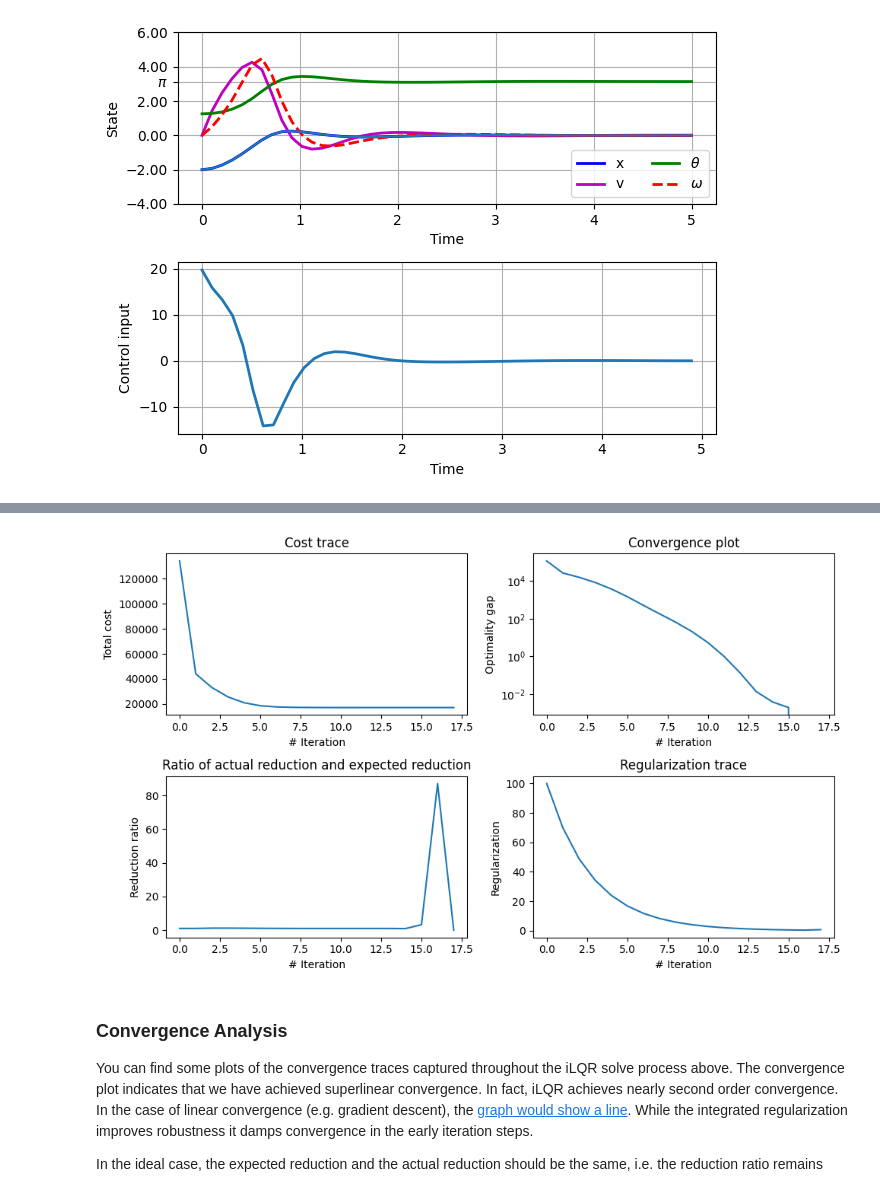
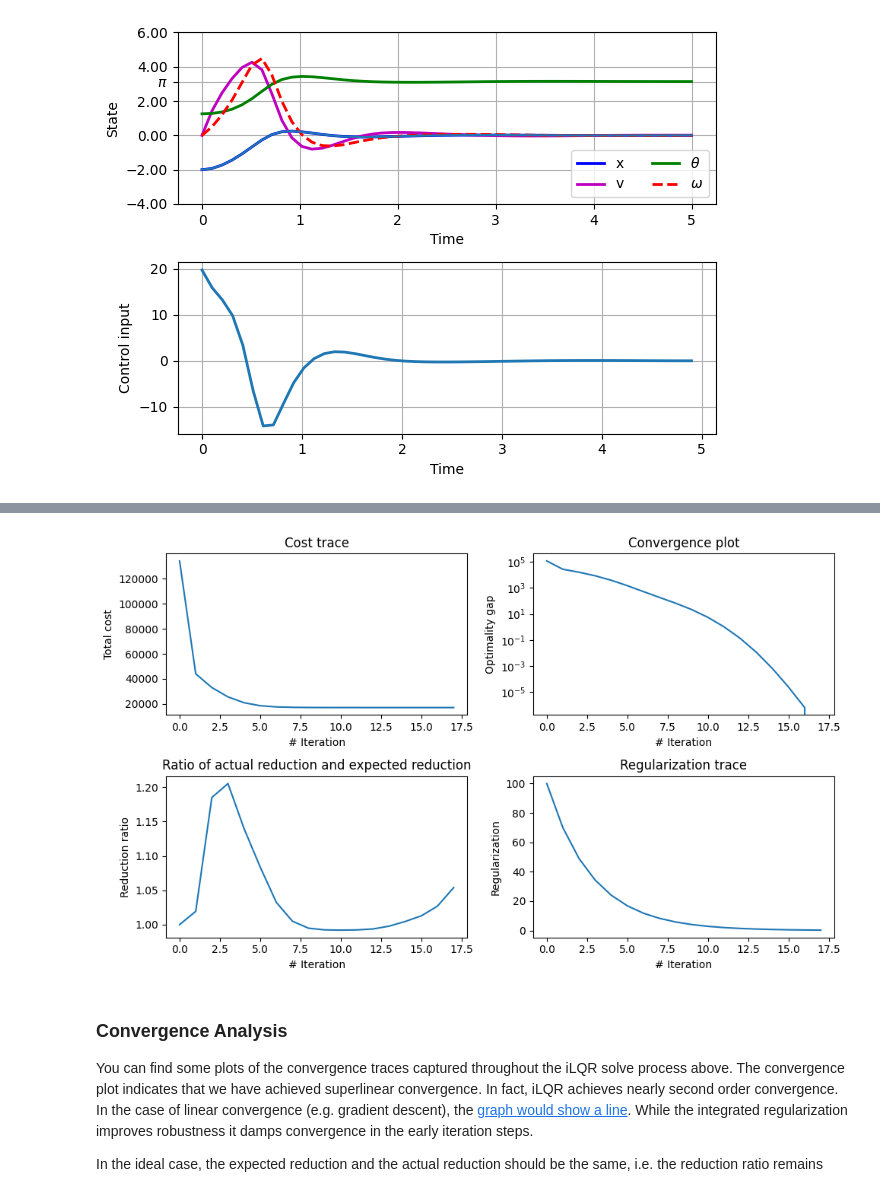
Before and after one commit to Solomon-GC/LQGnet, a Jupyter notebook: iLQG/ilqr_pen_on_cart_autograd.ipynb, the cells around one changed output, grey strips where cells are left out. Drawn from its saved outputs; the diff is of its cells as text; code cells hidden in the pictures.

```diff
--- a/iLQG/ilqr_pen_on_cart_autograd.ipynb
+++ b/iLQG/ilqr_pen_on_cart_autograd.ipynb
@@ -311,7 +146,7 @@ Since Euler method is a 1-st order method, it means also that the local and glob
 Given an initial state $\mathbf{x}_0$ and a guess of a control trajectory $\mathbf{u}[0:N-1]$ we roll out the state trajectory $x[0:N]$ until the time horizon $N$. Please complete the rollout function.
 # %%
 def rollout(x0, u_trj):
-    x_trj = torch.zeros((u_trj.shape[0]+1, x0.shape[0]))
+    x_trj = torch.zeros((u_trj.shape[0]+1, x0.shape[0]), dtype=dtype_)
     # Define the rollout here and return the state trajectory x_trj: [N, number of states]
     N = u_trj.shape[0]+1
     x_trj[0] = x0
@@ -330,13 +165,13 @@ def rollout(x0, u_trj):
 We define the stage cost function $\ell$ and final cost function $\ell_f$. The goal of these cost functions is to drive the vehicle along a circle with radius $r$ around the origin with a desired speed.
 # %%
 def cost_stage(x, u):
-    Q = torch.tensor([[500.0, 0.0, 0.0, 0.0],[0.0, 1.0, 0.0, 0.0],[0.0, 0.0, 500.0, 0.0], [0.0, 0.0, 0.0, 1.0]])
-    R = 1.0
+    Q = torch.tensor([[500.0, 0.0, 0.0, 0.0],[0.0, 1.0, 0.0, 0.0],[0.0, 0.0, 500.0, 0.0], [0.0, 0.0, 0.0, 1.0]], dtype=dtype_)
+    R = torch.tensor([1.0], dtype=dtype_)
     x_diff = x-x_goal
     return (x_diff.matmul(Q)).matmul(x_diff) + R*(u**2)
 
 def cost_final(x):
-    Q = torch.tensor([[500.0, 0.0, 0.0, 0.0],[0.0, 1.0, 0.0, 0.0],[0.0, 0.0, 500.0, 0.0], [0.0, 0.0, 0.0, 1.0]])
+    Q = torch.tensor([[500.0, 0.0, 0.0, 0.0],[0.0, 1.0, 0.0, 0.0],[0.0, 0.0, 500.0, 0.0], [0.0, 0.0, 0.0, 1.0]], dtype=dtype_)
     x_diff = x-x_goal
     return (x_diff.matmul(Q)).matmul(x_diff)
 # %% [markdown]
@@ -508,16 +342,13 @@ $$e(\mathbf{x}, \mathbf{u}) = \| {\bf f}(\mathbf{x}, \mathbf{u}) - {\bf f_{\text
 We have now all the ingredients to implement the forward pass and the backward pass of iLQR. In the forward pass, at each timestep the new updated control $\mathbf{u}' =  \bar{\mathbf{u}} + k + K (x' - \bar{\mathbf{x}})$ is applied and the dynamis propagated based on the updated control. The nominal control and state trajectory $\bar{\mathbf{u}}, \bar{\mathbf{x}}$ with which we computed $k$ and $K$ are then updated and we receive a new set of state and control trajectories.
 # %%
 def forward_pass(x_trj, u_trj, k_trj, K_trj):
-    x_trj_new = torch.zeros(x_trj.shape)
+    x_trj_new = torch.zeros(x_trj.shape, dtype=dtype_)
     x_trj_new[0,:] = x_trj[0,:]
-    u_trj_new = torch.zeros(u_trj.shape)
+    u_trj_new = torch.zeros(u_trj.shape, dtype=dtype_)
 
     # TODO: Implement the forward pass here
     for n in range(u_trj.shape[0]):
         u_trj_new[n,:] = u_trj[n] + k_trj[n] + K_trj[n].matmul(x_trj_new[n]-x_trj[n])# Apply feedback law
-        # u_trj_new[n,:] = u_trj[n] + k_trj[n] + K_trj[n].dot(x_trj_new[n]-x_goal)# Apply feedback law
-        # x_trj_new[n+1,:] = discrete_dynamics(x_trj_new[n], u_trj_new[n])# Apply dynamics
-        # x_trj_new[n+1,:] = rk4singlestep(pendulum_on_cart_continuous_dynamics, dt, t[n], x_trj_new[n], u_trj_new[n])
         x_trj_new[n+1,:] = rk4singlestep_new(x_trj_new[n], u_trj_new[n])
     return x_trj_new, u_trj_new
 # %% [markdown]
@@ -525,15 +356,15 @@ def forward_pass(x_trj, u_trj, k_trj, K_trj):
 The backward pass starts from the terminal boundary condition $V(\mathbf{x}[N]) =   \ell_f(\mathbf{x}[N])$, such that $V_{\mathbf{x},N} = \ell_{\mathbf{x},f}$ and $V_{\mathbf{xx},N} = \ell_{\mathbf{xx},f}$. In the backwards loop terms for the Q-function at $n$ are computed based on the quadratic value function approximation at $n+1$ and the derivatives and hessians of dynamics and cost functions at $n$. To solve for the gains $k$ and $K$ an inversion of the matrix $Q_\mathbf{uu}$ is necessary. To ensure invertability and to improve conditioning we add a diagonal matrix to $Q_\mathbf{uu}$. This is equivalent to adding a quadratic penalty on the distance of the new control trajectory from the control trajectory of the previous iteration. The result is a smaller stepsize and more conservative convergence properties.
 # %%
 def backward_pass(x_trj, u_trj, regu):
-    k_trj = torch.zeros([u_trj.shape[0], u_trj.shape[1]])
-    K_trj = torch.zeros([u_trj.shape[0], u_trj.shape[1], x_trj.shape[1]])
+    k_trj = torch.zeros([u_trj.shape[0], u_trj.shape[1]], dtype=dtype_)
+    K_trj = torch.zeros([u_trj.shape[0], u_trj.shape[1], x_trj.shape[1]], dtype=dtype_)
     expected_cost_redu = 0
     # Set terminal boundary condition here (V_x, V_xx)
     V_x, V_xx = derivative_cost_final(x_trj[-1])
 
     for n in range(u_trj.shape[0]-1, -1, -1):
         # First compute derivatives, then the Q-terms
-        l_x, l_u, l_xx, l_ux, l_uu, f_x, f_u = derivative_cost_stage(x_trj[n], u_trj[n]) #derivs.stage(x_trj[n], u_trj[n])
+        l_x, l_u, l_xx, l_ux, l_uu, f_x, f_u = derivative_cost_stage(x_trj[n], u_trj[n])
         Q_x, Q_u, Q_xx, Q_ux, Q_uu = Q_terms(l_x, l_u, l_xx, l_ux, l_uu, f_x, f_u, V_x, V_xx)
         # We add regularization to ensure that Q_uu is invertible and nicely conditioned
         # i.e., we apply regularization term to the local cost to account for the non-positive-definite second order
@@ -684,43 +495,34 @@ fig_path = 'C:\\Users\\solom\\PhD_research\\KalmanNet_control\\LQGnet\\iLQG\\iLQ
 # %%
 plt.subplots(figsize=(10,6))
 # Plot results
-cost_trace = [D.cpu().detach().numpy() for D in cost_trace] # Convert each entry in list to cpu numpy
 plt.subplot(2, 2, 1)
 plt.plot(cost_trace)
 plt.xlabel('# Iteration')
 plt.ylabel('Total cost')
 plt.title('Cost trace')
 
 plt.subplot(2, 2, 2)
 delta_opt = (np.array(cost_trace) - cost_trace[-1])
 plt.plot(delta_opt)
 plt.yscale('log')
 plt.xlabel('# Iteration')
 plt.ylabel('Optimality gap')
 plt.title('Convergence plot')
 
-for ii in range(len(redu_ratio_trace)):
-    if torch.is_tensor(redu_ratio_trace[ii]):
-        redu_ratio_trace[ii] = redu_ratio_trace[ii].cpu().detach().numpy()
-
 plt.subplot(2, 2, 3)
 plt.plot(redu_ratio_trace)
 plt.title('Ratio of actual reduction and expected reduction')
 plt.ylabel('Reduction ratio')
 plt.xlabel('# Iteration')
-
-for ii in range(len(redu_ratio_trace)):
-    if torch.is_tensor(redu_ratio_trace[ii]):
-        redu_ratio_trace[ii] = redu_ratio_trace[ii].cpu().detach().numpy()
 
 plt.subplot(2, 2, 4)
 plt.plot(regu_trace)
 plt.title('Regularization trace')
 plt.ylabel('Regularization')
 plt.xlabel('# Iteration')
 plt.tight_layout()
 # %% [output]
-[figure, old version]
+[figure, new version]
 # %% [markdown]
 ### Convergence Analysis
 You can find some plots of the convergence traces captured throughout the iLQR solve process above. The convergence plot indicates that we have achieved superlinear convergence. In fact, iLQR achieves nearly second order convergence. In the case of linear convergence (e.g. gradient descent), the [graph would show a line](https://en.wikipedia.org/wiki/Rate_of_convergence). While the integrated regularization improves robustness it damps convergence in the early iteration steps.
```
Also changed, not shown: parts of 13 cells of this notebook.
